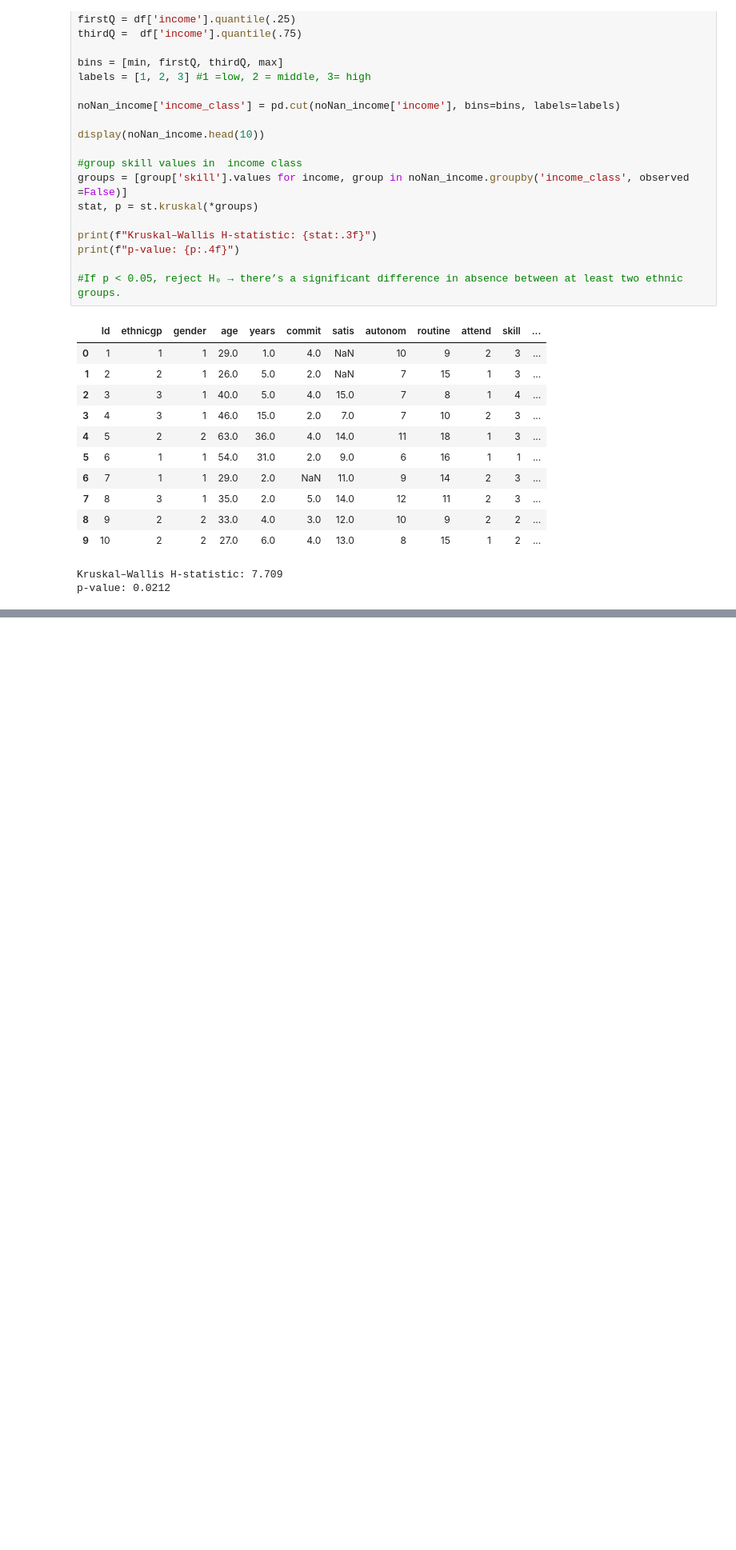
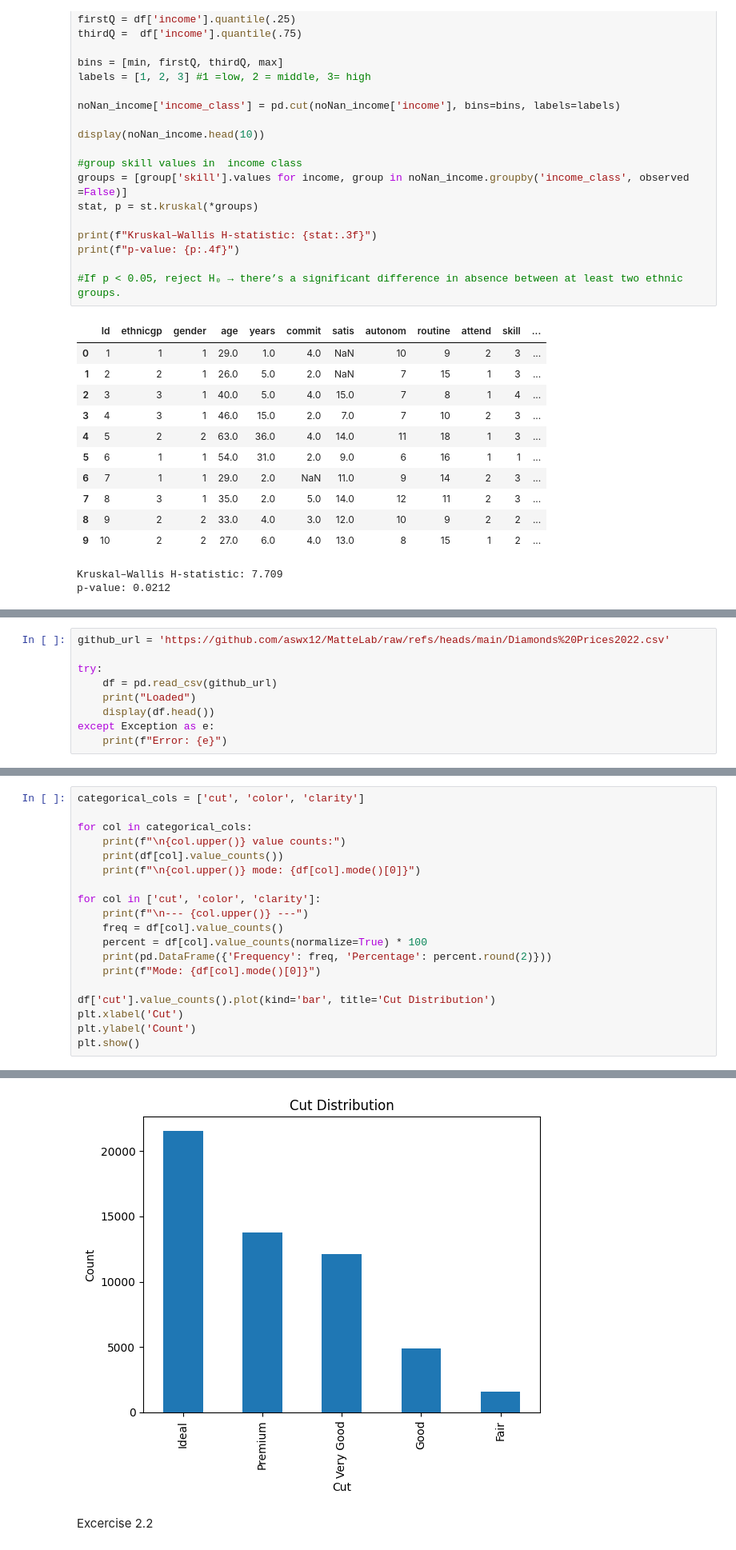
Before and after one commit to aswx12/MatteLab, a Jupyter notebook: Mattelab.ipynb, the cells around one changed output, grey strips where cells are left out. Shown at 80% size. Cells and saved outputs as stored; diff of their text form; blank space fills up the shorter version.

```diff
--- a/Mattelab.ipynb
+++ b/Mattelab.ipynb
@@ -258,0 +262,9 @@ p-value: 0.0212
+# %%
+github_url = 'https://github.com/aswx12/MatteLab/raw/refs/heads/main/Diamonds%20Prices2022.csv'
+
+try:
+    df = pd.read_csv(github_url)
+    print("Loaded")
+    display(df.head())
+except Exception as e:
+    print(f"Error: {e}")
@@ -258,0 +293,20 @@ p-value: 0.0212
+# %%
+categorical_cols = ['cut', 'color', 'clarity']
+
+for col in categorical_cols:
+    print(f"\n{col.upper()} value counts:")
+    print(df[col].value_counts())
+    print(f"\n{col.upper()} mode: {df[col].mode()[0]}")
+
+for col in ['cut', 'color', 'clarity']:
+    print(f"\n--- {col.upper()} ---")
+    freq = df[col].value_counts()
+    percent = df[col].value_counts(normalize=True) * 100
+    print(pd.DataFrame({'Frequency': freq, 'Percentage': percent.round(2)}))
+    print(f"Mode: {df[col].mode()[0]}")
+
+df['cut'].value_counts().plot(kind='bar', title='Cut Distribution')
+plt.xlabel('Cut')
+plt.ylabel('Count')
+plt.show()
+# %% [output]
@@ -258,0 +330,3 @@ p-value: 0.0212
+[figure, added]
+# %% [markdown]
+Excercise 2.2
```
Also changed, not shown: parts of 6 cells of this notebook.
